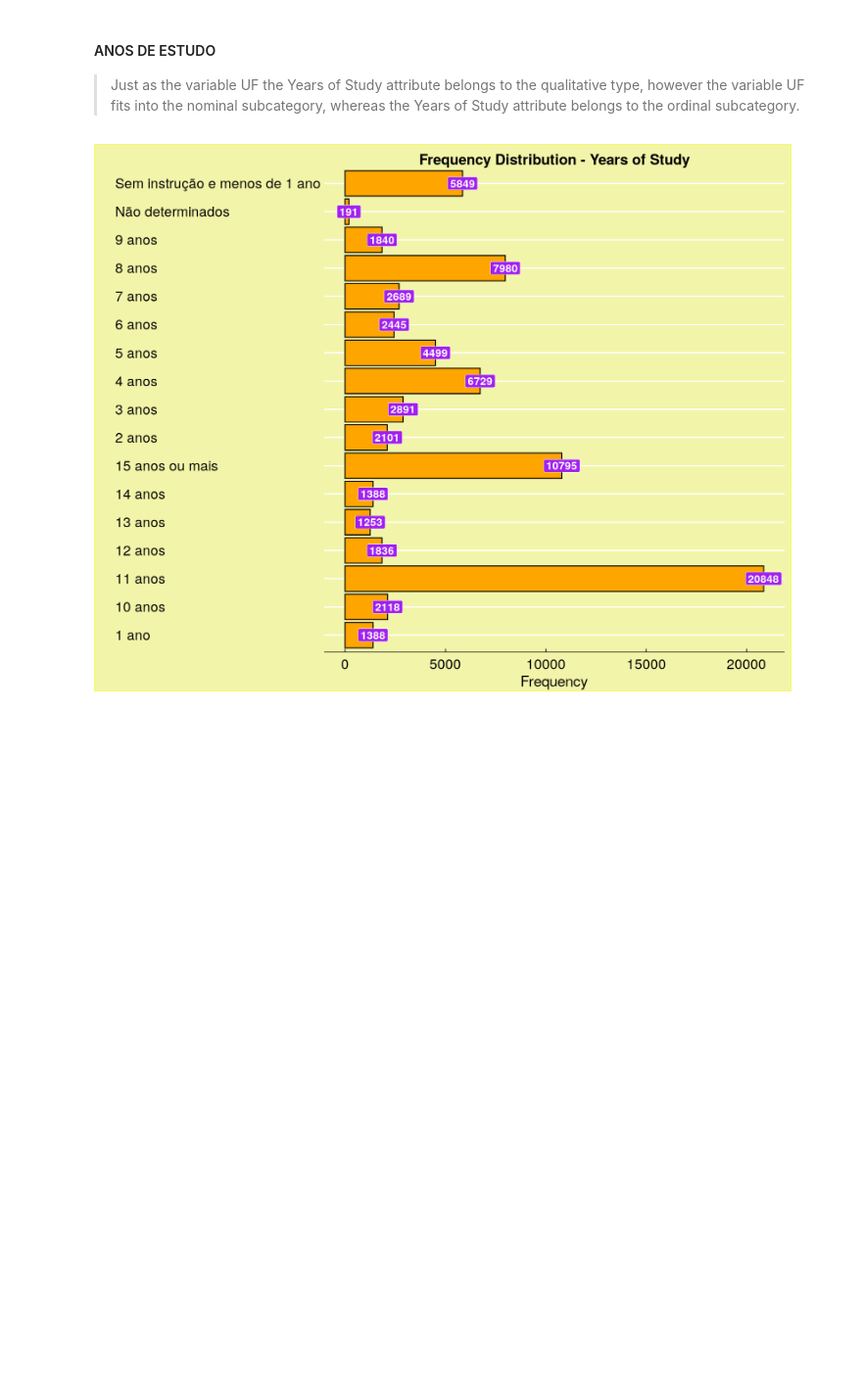
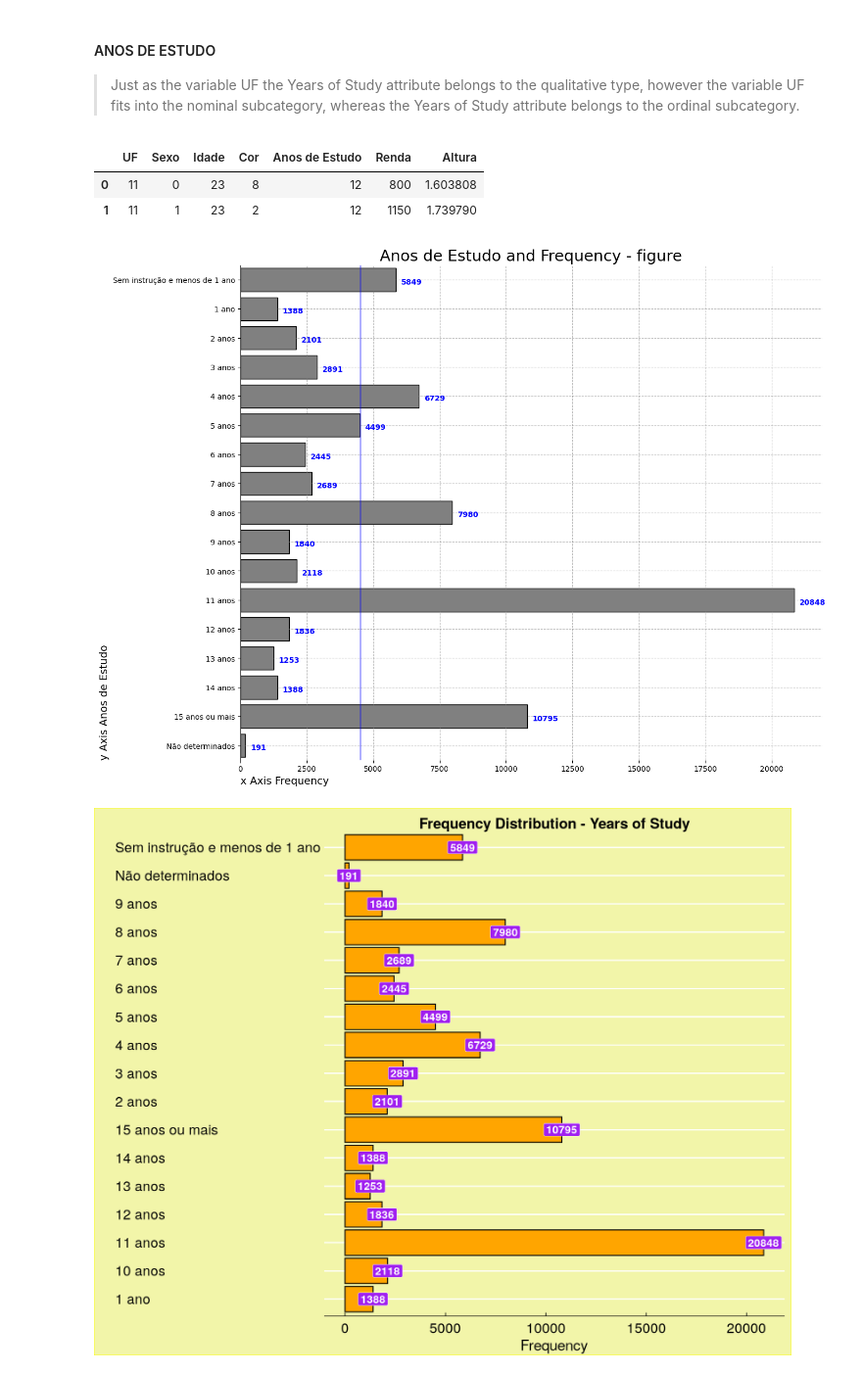
Before and after one commit to Mohsenmohebbi1993/Kaggle, a Jupyter notebook: 3. statistical-analysis-descriptive-statistics-br/statistical-analysis-descriptive-statistics-br.ipynb, the cells around one changed output. Shown at 98% size. Drawn from its saved outputs; the diff is of its cells as text; code cells hidden in the pictures; blank space fills up the shorter version.

Commit message:
barplot | Anos de Estudo and Frequency

```diff
--- a/3. statistical-analysis-descriptive-statistics-br/statistical-analysis-descriptive-statistics-br.ipynb
+++ b/3. statistical-analysis-descriptive-statistics-br/statistical-analysis-descriptive-statistics-br.ipynb
@@ -1310,3 +1312,63 @@ ggplot(dist_perct_uf, aes(x=Frequency, y=row.names(dist_perct_uf)))+
+# %%
+dados.head(2)
+# %% [output]
+|  | UF | Sexo | Idade | Cor | Anos de Estudo | Renda | Altura |
+| 0 | 11 | 0 | 23 | 8 | 12 | 800 | 1.603808 |
+| 1 | 11 | 1 | 23 | 2 | 12 | 1150 | 1.739790 |
+# %%
+Anos_de_Estudo_count_Percent =pd.DataFrame()
+mapping = {0:"Male", 1:"female"}
+Anos_de_Estudo_count_Percent["count_person"] = (dados.groupby("Anos de Estudo")["Anos de Estudo"].count())
+Anos_de_Estudo_count_Percent["Percentual"] = (Anos_de_Estudo_count_Percent["count_person"] /
+                                               np.sum(Anos_de_Estudo_count_Percent["count_person"]))*100
+Anos_de_Estudo_count_Percent = Anos_de_Estudo_count_Percent.reset_index()
+
+va = ['Sem instrução e menos de 1 ano',
+'1 ano',
+'2 anos',
+'3 anos',
+'4 anos',
+'5 anos',
+'6 anos',
+'7 anos',
+'8 anos',
+'9 anos',
+'10 anos',
+'11 anos',
+'12 anos',
+'13 anos',
+'14 anos',
+'15 anos ou mais',
+'Não determinados']
+ke=list(pd.DataFrame(np.sort(dados["Anos de Estudo"].unique()))[0])
+
+mapping=dict(zip(ke,va))
+
+Anos_de_Estudo_count_Percent["Anos de Estudo"] = Anos_de_Estudo_count_Percent["Anos de Estudo"].map(mapping)
+
+# plot
+plt.figure(figsize=(14, 12))
+
+ax = sns.barplot(Anos_de_Estudo_count_Percent, x="count_person", y="Anos de Estudo", color="gray", edgecolor='black')
+
+for i in range(len(Anos_de_Estudo_count_Percent)):
+    ax.text(Anos_de_Estudo_count_Percent['count_person'][i]+200, i+0.15, str(Anos_de_Estudo_count_Percent['count_person'][i]),
+            color='blue', ha="left", fontweight='bold', fontsize=10)
+
+plt.title("Anos de Estudo and Frequency - figure", fontsize=21, ha='center')
+
+plt.axvline(np.mean(Anos_de_Estudo_count_Percent["count_person"]), color = 'b', alpha=0.50)
+
+ax.set_xlabel("x Axis Frequency", fontsize=14, loc="left")
+ax.set_ylabel("y Axis Anos de Estudo", fontsize=14, loc="bottom")
+
+ax.spines[['top',"right","bottom"]].set_visible(False)
+
+plt.grid(True,which='both', alpha=0.5, color = "gray", linestyle="--")
+
+plt.show()
+# %% [output]
+[figure, added]
 # %%
 options(repr.plot.width=14, repr.plot.height=11)
 ggplot(freq_perct_ano_estudo, aes(x=Frequency, y=row.names(freq_perct_ano_estudo)))+
```
Also changed, not shown: parts of 1 cell of this notebook.
